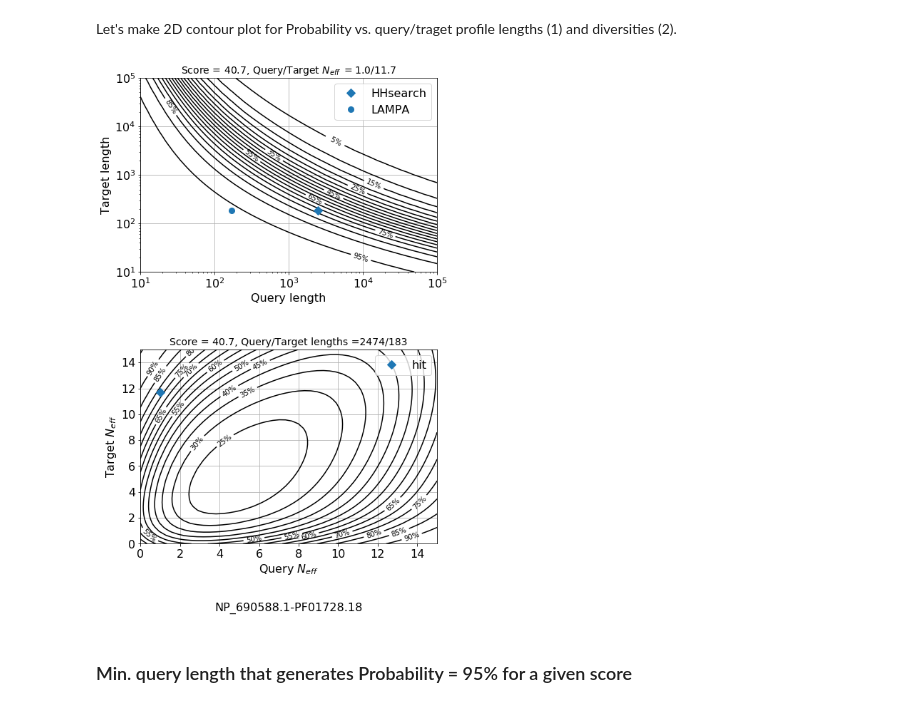
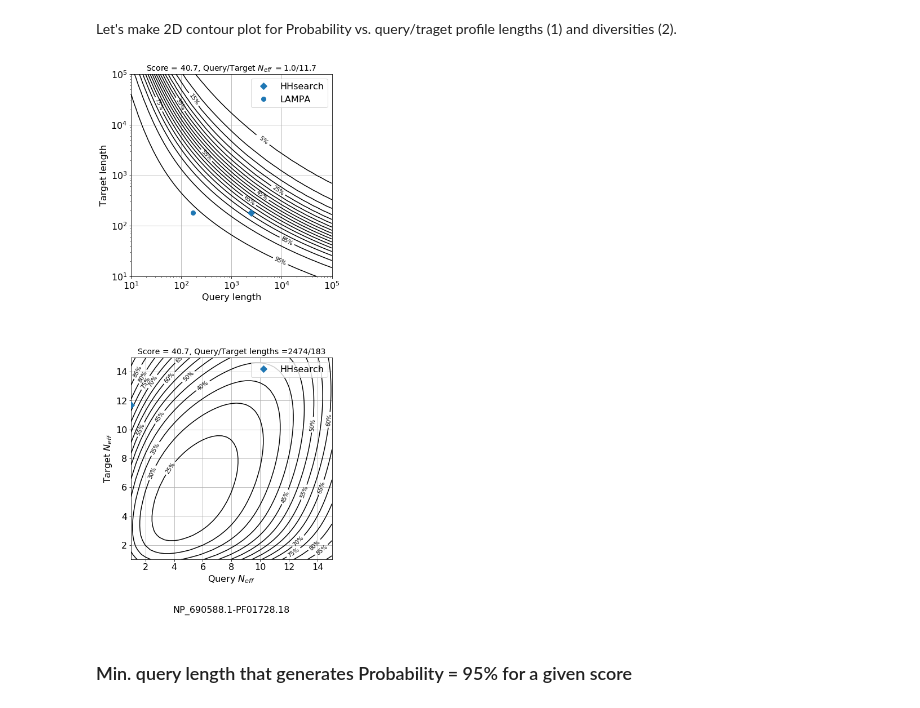
Before and after one commit to Gorbalenya-Lab/hh-suite-notebooks, a Jupyter notebook: test_score.ipynb, the cells around one changed output. Drawn from its saved outputs; the diff is of its cells as text; code cells hidden in the pictures.

```diff
--- a/test_score.ipynb
+++ b/test_score.ipynb
@@ -361,8 +361,8 @@ q_len = np.logspace(1, 5, 41, base=10)
 t_len = np.logspace(1, 5, 41, base=10)
 X0,Y0 = np.meshgrid(q_len, t_len, indexing='ij')
 
-q_neff = np.linspace(0, 15, 48)
-t_neff = np.linspace(0, 15, 48)
+q_neff = np.linspace(1, 15, 43)
+t_neff = np.linspace(1, 15, 43)
 X,Y = np.meshgrid(q_neff, t_neff, indexing='ij')
 
 def testLengths(Z, func, h):
@@ -383,40 +383,50 @@ P = X.copy()
 testNeff(P, getProbabNeff, h)
 # %%
 fig, (ax1, ax2) = plt.subplots(2, 1)
-fig.set_size_inches(7,11)
+fig.set_size_inches(6,14.5)
 
 ax1.set_xscale("log", nonposx='clip')
 ax1.set_yscale("log", nonposy='clip')
 ax1.set_title('Score = ' + ('%4.1f' % hit.score) + ', Query/Target $N_{eff}\ =' + str(hit.q_Neff) + '/' + str(hit.t_Neff) + '$', size=14)
 ax1.set_xlabel('Query length', size=16)
 ax1.set_ylabel('Target length', size=16)
 
 levels = np.arange(0, 100, 5)
 
 p = ax1.contour(X0, Y0, P0, levels=levels, colors='k')
 ax1.clabel(p, levels[1::2], inline=1, fmt='%2.0f%%', fontsize=10)
 ax1.plot([hits[0].q_L], [hits[0].t_L], zorder=4, linestyle='', label='HHsearch', marker='D', c=color, markersize=8)
 ax1.plot([hits[1].q_L], [hits[1].t_L], zorder=4, linestyle='', label='LAMPA', marker='o', c=color, markersize=8)
 
 ax1.grid(True)
 ax1.legend() # prop={'size': 12}
 
 ax2.set_title('Score = ' + ('%4.1f' % hit.score) + ', Query/Target lengths =' + str(hit.q_L) + '/' + str(hit.t_L), size=14)
 ax2.set_xlabel('Query $N_{eff}$\n\n\n' + pair_name, size=16)
 ax2.set_ylabel('Target $N_{eff}$', size=16)
 
 levels = np.arange(0, 100, 5)
 p = ax2.contour(X, Y, P, levels=levels, colors='k')
 ax2.clabel(p, levels[0::1], inline=1, fmt='%2.0f%%', fontsize=10)
-ax2.plot([hit.q_Neff], [hit.t_Neff], zorder=4, linestyle='', label='hit', marker='D', c=color, markersize=8)
+
+ax2.plot([hit.q_Neff], [hit.t_Neff], zorder=4, linestyle='', label='HHsearch', marker='D', c=color, markersize=8)
+
+"""
+# Shrink current axis by 20%
+box = ax2.get_position()
+ax2.set_position([box.x0, box.y0, box.width * 0.8, box.height])
+# Put a legend to the right of the current axis
+ax2.legend(loc='center left', bbox_to_anchor=(1, 0.5))
+"""
+
 ax2.legend()
 ax2.grid(True)
 
 plt.subplots_adjust(hspace=0.4, top=0.95, right=0.95)
 pdffile = 'output/{}-{}-Figure-7.pdf'.format(hits[0].query, hits[0].target)
 plt.savefig(pdffile, format='PDF')
 # %% [output]
-[figure, old version]
+[figure, new version]
 # %% [markdown]
 ### Min. query length that generates Probability = 95% for a given score
 # %% [markdown]
```
